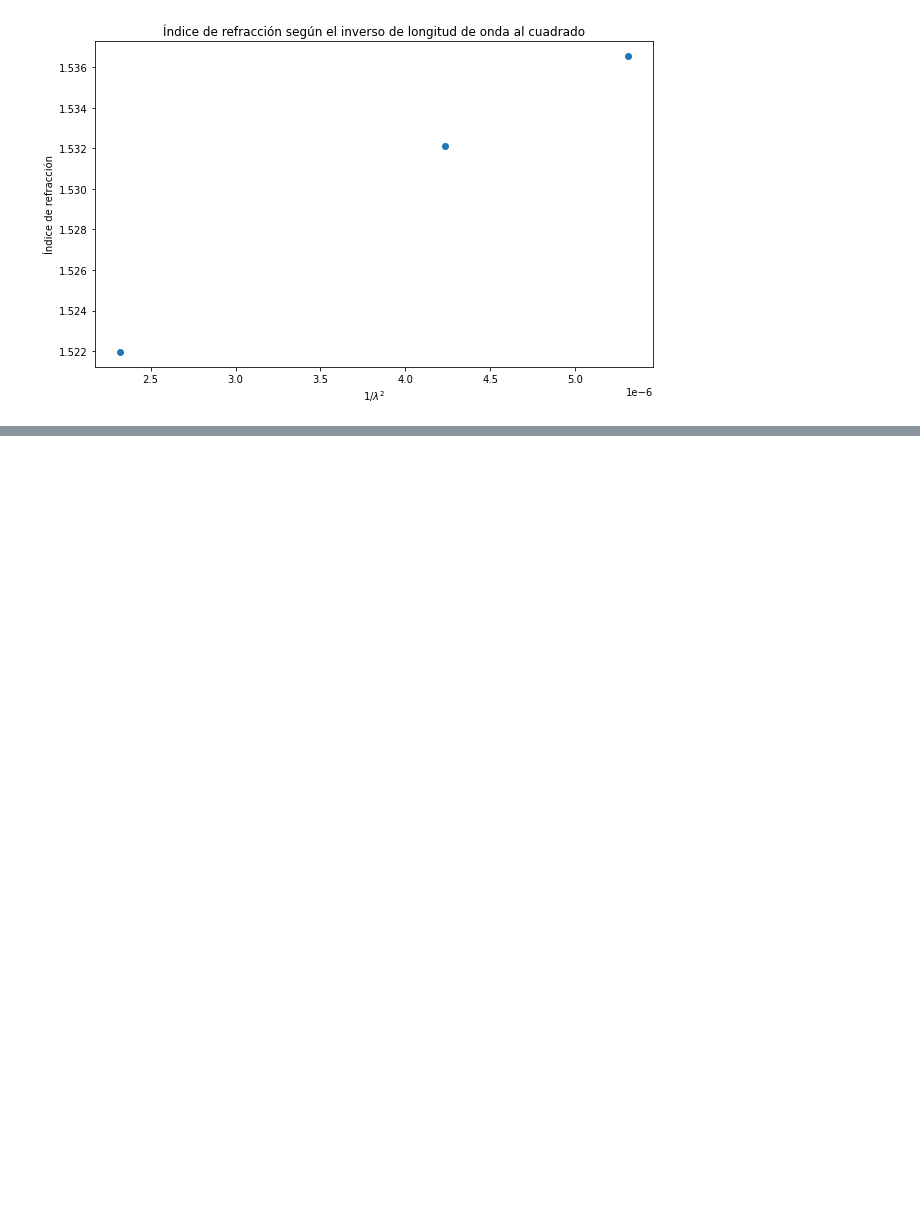
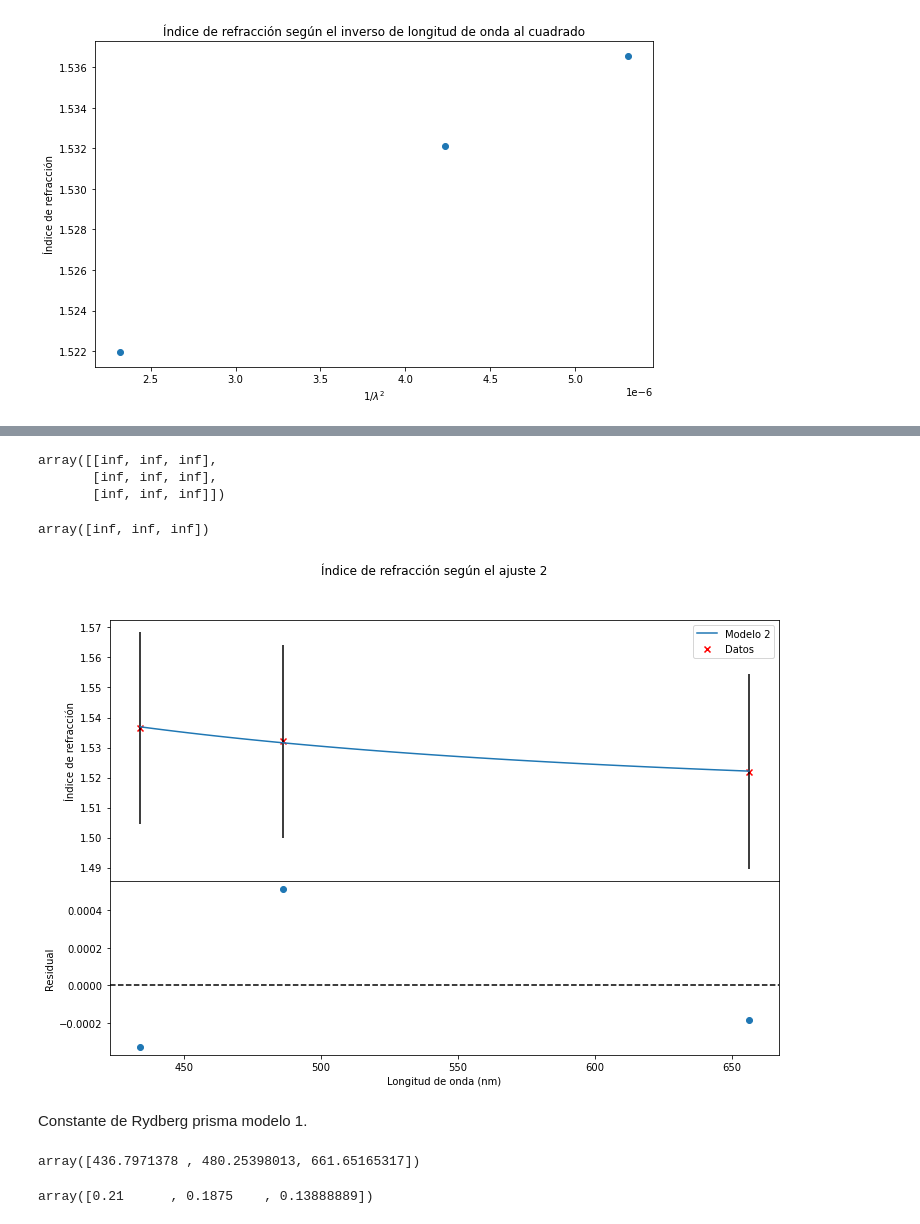
Before and after one commit to slaverdeg/Laboratorio-Moderna-GitHub, a Jupyter notebook: Espectros A/codigo_espectros_A.ipynb, the cells around one changed output, grey strips where cells are left out. Drawn from its saved outputs; the diff is of its cells as text; code cells hidden in the pictures; blank space fills up the shorter version.

Commit message:
rydberg prisma

```diff
--- a/Espectros A/codigo_espectros_A.ipynb
+++ b/Espectros A/codigo_espectros_A.ipynb
@@ -145,0 +209,53 @@ Text(0.5, 1.0, 'Índice de refracción según el inverso de longitud de onda al
+# %%
+pcov
+# %% [output]
+array([[inf, inf, inf],
+       [inf, inf, inf],
+       [inf, inf, inf]])
+# %%
+perr
+# %% [output]
+array([inf, inf, inf])
+# %%
+x_ = np.linspace(np.min(H_),np.max(H_),50)
+
+fig, axs = plt.subplots(2, 1, figsize=(12, 8), gridspec_kw={'height_ratios': [1.5, 1]},sharex=True)
+fig.subplots_adjust(hspace=0)
+fig.suptitle('Índice de refracción según el ajuste 2')
+
+axs[0].scatter(H_,n,label='Datos',color='r',marker='x')
+axs[0].plot(x_,fitfunc_2(x_),label='Modelo 2')
+axs[0].errorbar(H_,n, yerr= e_n, fmt='none', ecolor='black')
+axs[0].set_ylabel('Índice de refracción')
+axs[0].legend()
+
+axs[1].scatter(H_,n-fitfunc_2(H_))
+axs[1].axhline(y=0, color='black', linestyle='--')
+axs[1].set_xlabel('Longitud de onda (nm)')
+axs[1].set_ylabel('Residual')
+
+plt.show()
+# %% [output]
+[figure, added]
+# %% [markdown]
+Constante de Rydberg prisma modelo 1.
+# %%
+def lambdas (n):
+    return np.sqrt(B/(n-A))
+
+def err_lamb (n,err_n):
+    return 0.5*((B/(n-A))**(-0.5))*(B/((n-A)**2))*err_n
+
+l = lambdas(n)
+e_l = np.array([err_lamb(n[0],e_n[0]), err_lamb(n[1],e_n[1]), err_lamb(n[2],e_n[2])])
+l
+# %% [output]
+array([436.7971378 , 480.25398013, 661.65165317])
+# %%
+xR = []
+for i in range(5,2,-1):
+    xR.append((1/(2**2)) - (1/(i**2)))
+xR = np.array(xR)
+xR
+# %% [output]
+array([0.21      , 0.1875    , 0.13888889])
```
Also changed, not shown: parts of 23 cells of this notebook.
